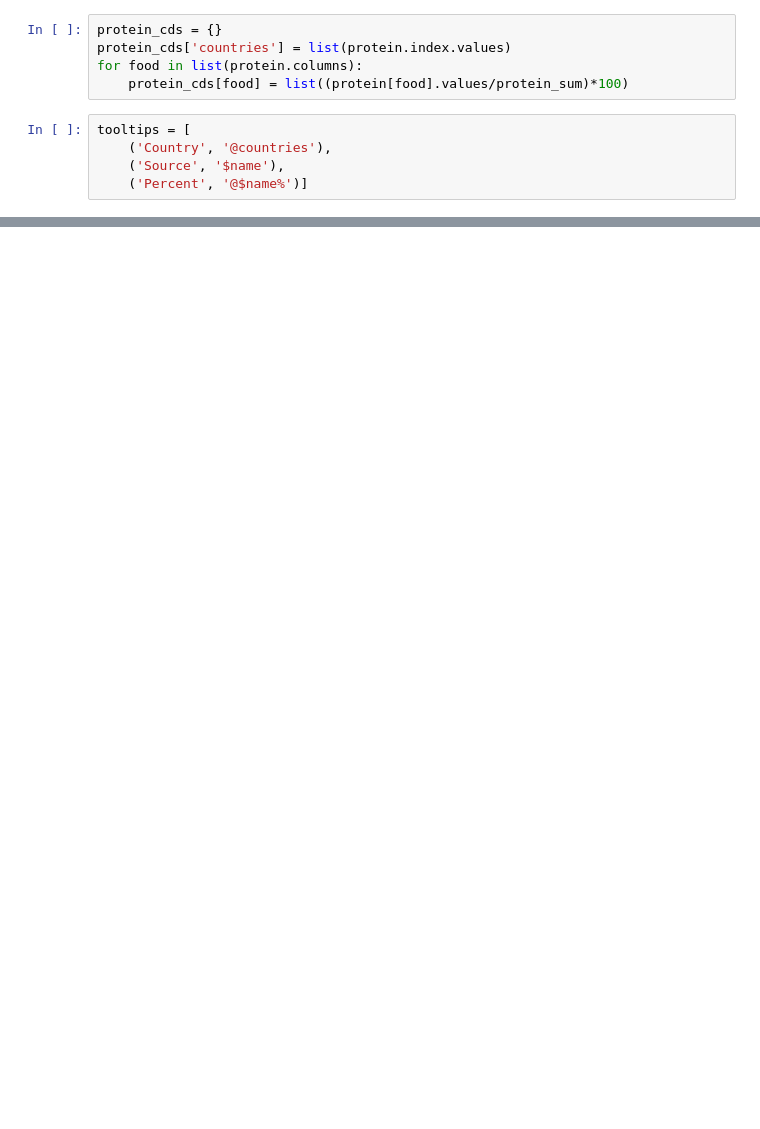
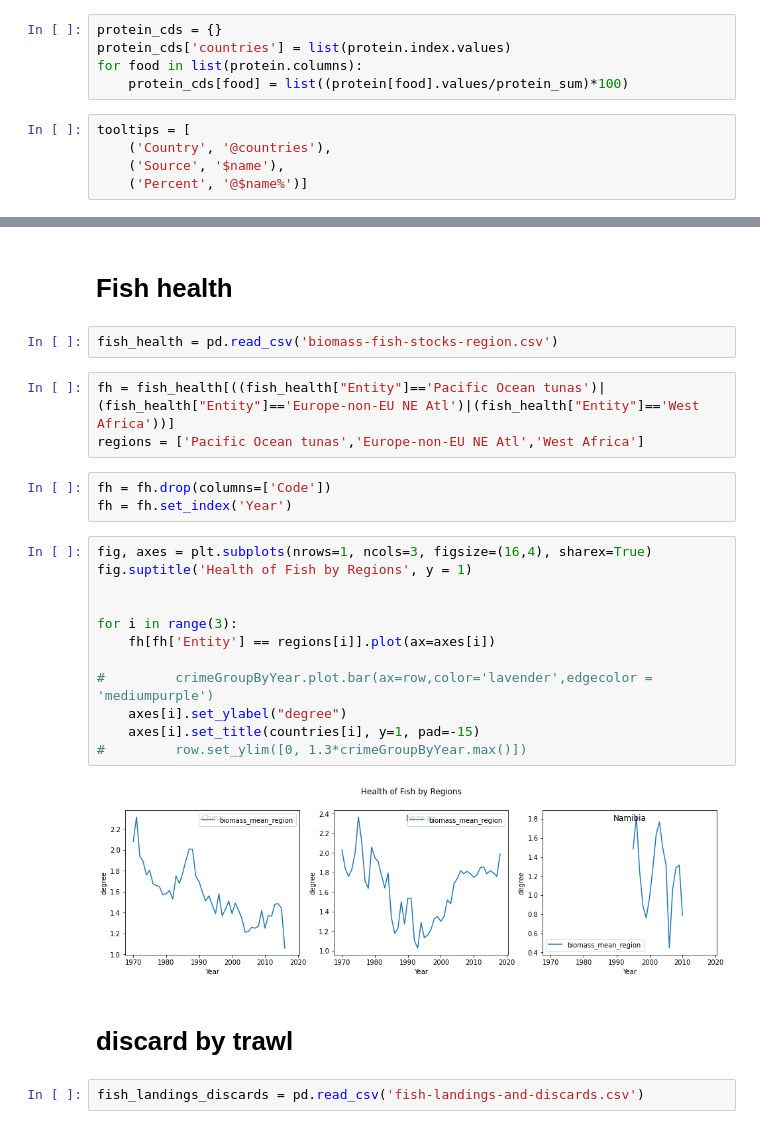
Before and after one commit to simonmoesorensen/socialdata-overfishing, a Jupyter notebook: notebooks/protein.ipynb, the cells around one changed output, grey strips where cells are left out. Drawn from its saved outputs; the diff is of its cells as text; blank space fills up the shorter version.

```diff
--- a/notebooks/protein.ipynb
+++ b/notebooks/protein.ipynb
@@ -220,0 +259,28 @@ Loading BokehJS ...
+# %% [markdown]
+# Fish health
+# %%
+fish_health = pd.read_csv('biomass-fish-stocks-region.csv')
+# %%
+fh = fish_health[((fish_health["Entity"]=='Pacific Ocean tunas')|(fish_health["Entity"]=='Europe-non-EU NE Atl')|(fish_health["Entity"]=='West Africa'))]
+regions = ['Pacific Ocean tunas','Europe-non-EU NE Atl','West Africa']
+# %%
+fh = fh.drop(columns=['Code'])
+fh = fh.set_index('Year')
+# %%
+fig, axes = plt.subplots(nrows=1, ncols=3, figsize=(16,4), sharex=True)
+fig.suptitle('Health of Fish by Regions', y = 1)
+
+
+for i in range(3):
+    fh[fh['Entity'] == regions[i]].plot(ax=axes[i])
+
+#         crimeGroupByYear.plot.bar(ax=row,color='lavender',edgecolor = 'mediumpurple')
+    axes[i].set_ylabel("degree")
+    axes[i].set_title(countries[i], y=1, pad=-15)
+#         row.set_ylim([0, 1.3*crimeGroupByYear.max()])
+# %% [output]
+[figure, added]
+# %% [markdown]
+# discard by trawl
+# %%
+fish_landings_discards = pd.read_csv('fish-landings-and-discards.csv')
```
Also changed, not shown: parts of 47 cells of this notebook.
